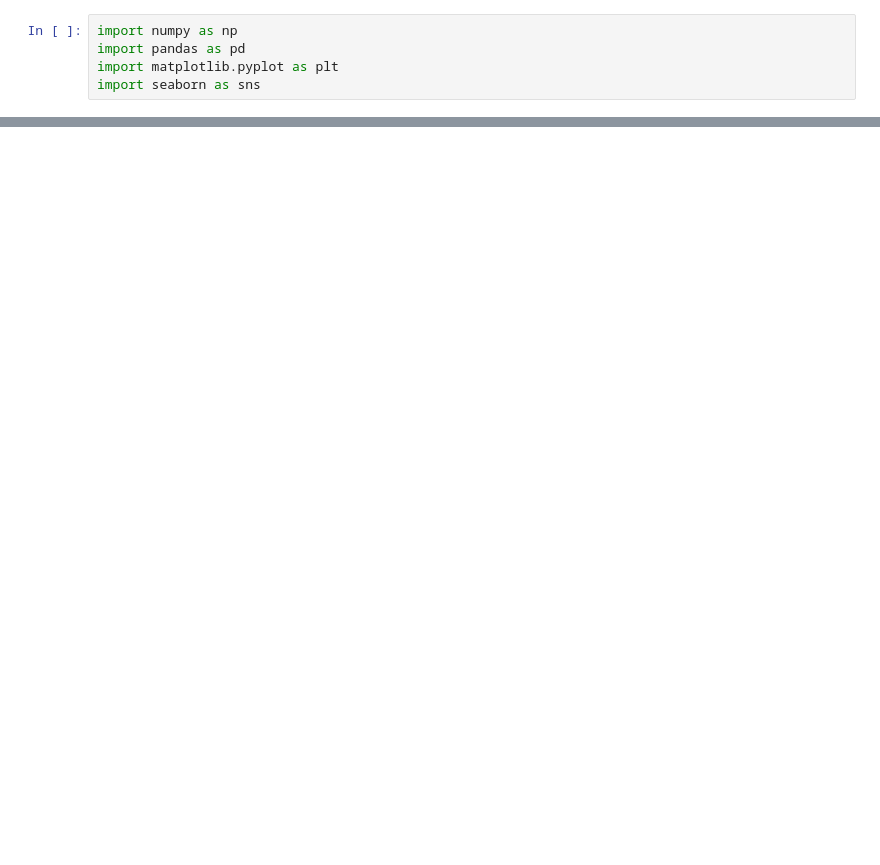
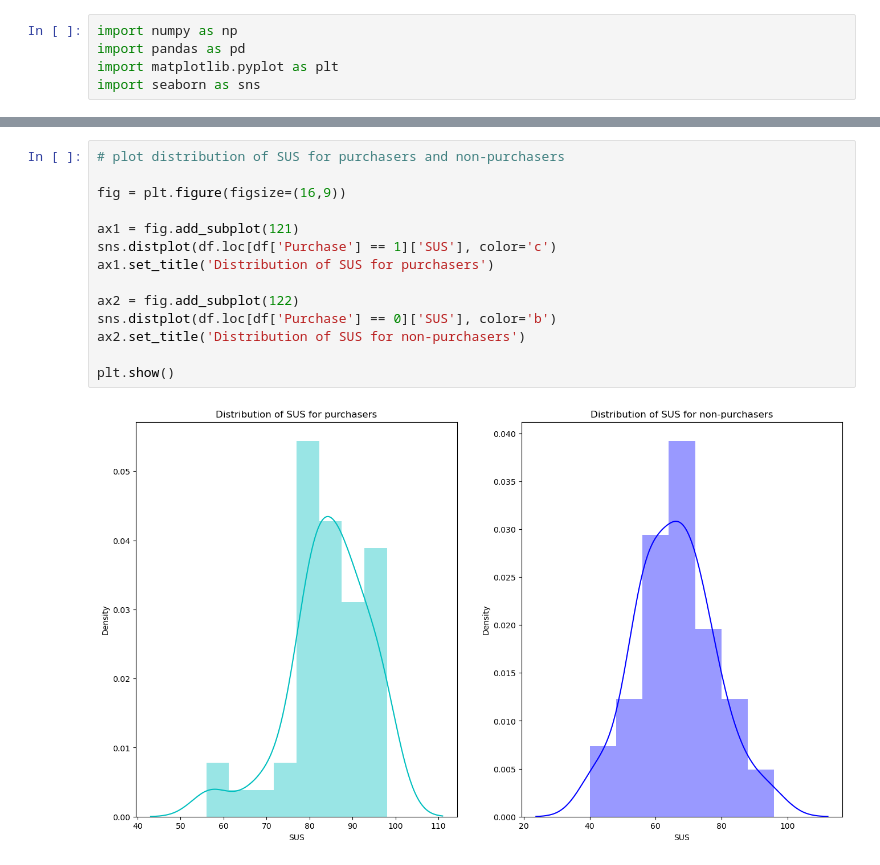
Before and after one commit to linyanna/multimodal-machine-learning, a Jupyter notebook: Assignment 1/Assignment1_pt2.ipynb, the cells around one changed output, grey strips where cells are left out. Drawn from its saved outputs; the diff is of its cells as text; blank space fills up the shorter version.

```diff
--- a/Assignment 1/Assignment1_pt2.ipynb
+++ b/Assignment 1/Assignment1_pt2.ipynb
@@ -35,0 +45,16 @@ Name: SUS, dtype: float64
+# %%
+# plot distribution of SUS for purchasers and non-purchasers
+
+fig = plt.figure(figsize=(16,9))
+
+ax1 = fig.add_subplot(121)
+sns.distplot(df.loc[df['Purchase'] == 1]['SUS'], color='c')
+ax1.set_title('Distribution of SUS for purchasers')
+
+ax2 = fig.add_subplot(122)
+sns.distplot(df.loc[df['Purchase'] == 0]['SUS'], color='b')
+ax2.set_title('Distribution of SUS for non-purchasers')
+
+plt.show()
+# %% [output]
+[figure, added]
```
Also changed, not shown: parts of 11 cells of this notebook, 1 other file.
